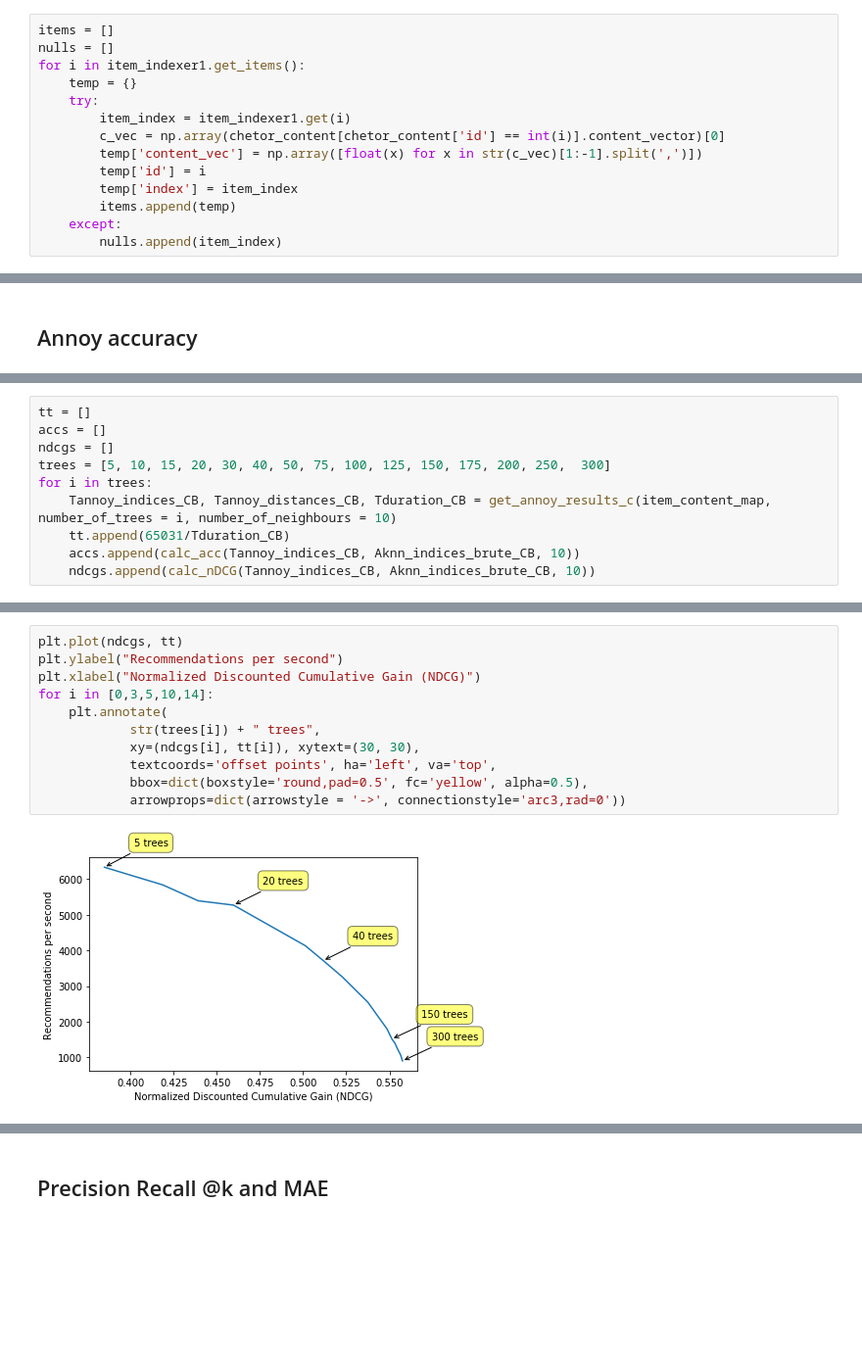
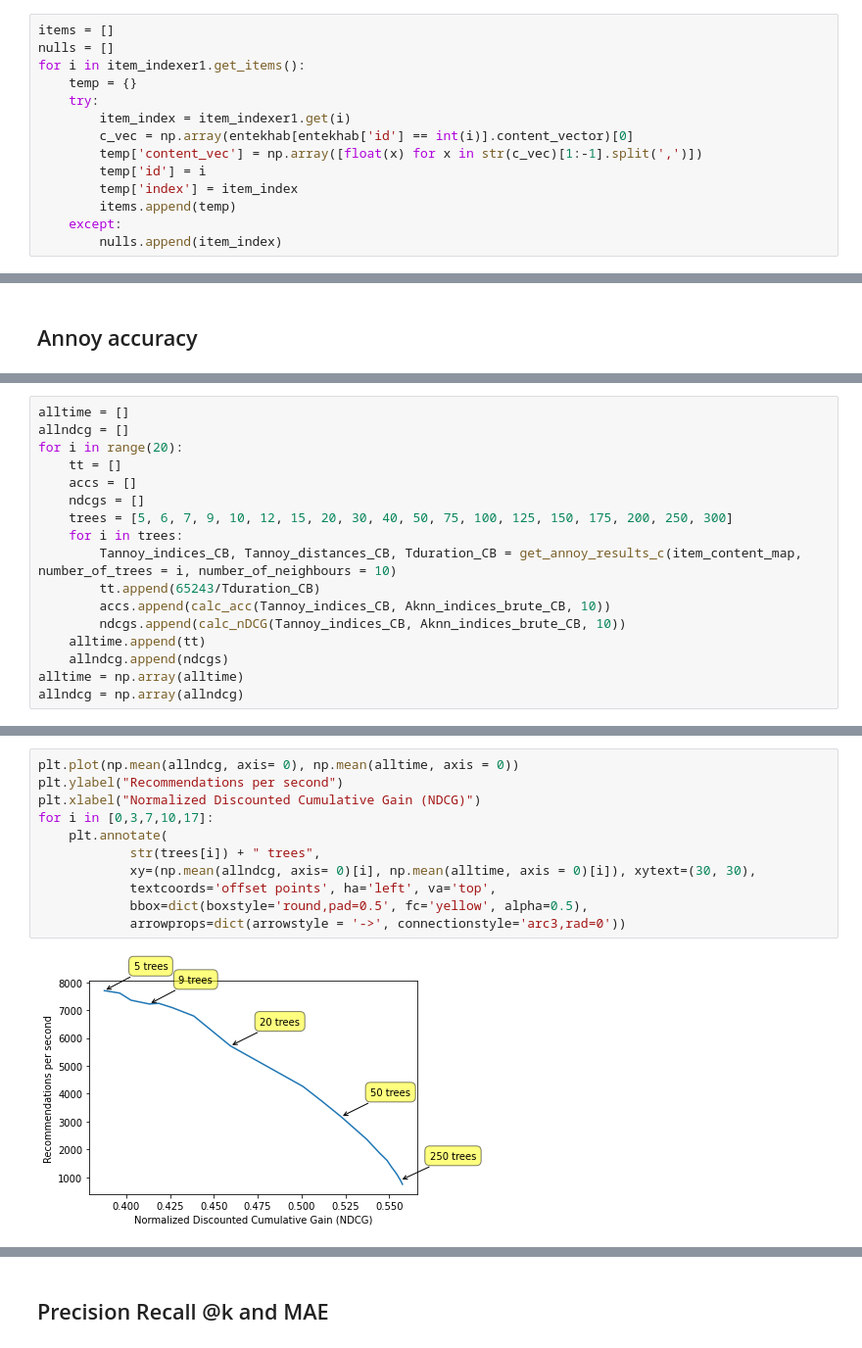
Before and after one commit to ae1999/Yekranet-Recommender-system-offline-evaluation, a Jupyter notebook: entekhab.ipynb, the cells around one changed output, grey strips where cells are left out. Shown at 98% size. Cells and saved outputs as stored; diff of their text form; blank space fills up the shorter version.

```diff
--- a/entekhab.ipynb
+++ b/entekhab.ipynb
@@ -371,7 +373,7 @@ for i in item_indexer1.get_items():
     temp = {}
     try:
         item_index = item_indexer1.get(i)
-        c_vec = np.array(chetor_content[chetor_content['id'] == int(i)].content_vector)[0]
+        c_vec = np.array(entekhab[entekhab['id'] == int(i)].content_vector)[0]
         temp['content_vec'] = np.array([float(x) for x in str(c_vec)[1:-1].split(',')])
         temp['id'] = i
         temp['index'] = item_index
@@ -460,11 +462,18 @@ ball_tree time: 2621.554494857788
 # %%
-tt = []
-accs = []
-ndcgs = []
-trees = [5, 10, 15, 20, 30, 40, 50, 75, 100, 125, 150, 175, 200, 250,  300]
-for i in trees:
-    Tannoy_indices_CB, Tannoy_distances_CB, Tduration_CB = get_annoy_results_c(item_content_map, number_of_trees = i, number_of_neighbours = 10)
-    tt.append(65031/Tduration_CB)
-    accs.append(calc_acc(Tannoy_indices_CB, Aknn_indices_brute_CB, 10))
-    ndcgs.append(calc_nDCG(Tannoy_indices_CB, Aknn_indices_brute_CB, 10))
+alltime = []
+allndcg = []
+for i in range(20):
+    tt = []
+    accs = []
+    ndcgs = []
+    trees = [5, 6, 7, 9, 10, 12, 15, 20, 30, 40, 50, 75, 100, 125, 150, 175, 200, 250, 300]
+    for i in trees:
+        Tannoy_indices_CB, Tannoy_distances_CB, Tduration_CB = get_annoy_results_c(item_content_map, number_of_trees = i, number_of_neighbours = 10)
+        tt.append(65243/Tduration_CB)
+        accs.append(calc_acc(Tannoy_indices_CB, Aknn_indices_brute_CB, 10))
+        ndcgs.append(calc_nDCG(Tannoy_indices_CB, Aknn_indices_brute_CB, 10))
+    alltime.append(tt)
+    allndcg.append(ndcgs)
+alltime = np.array(alltime)
+allndcg = np.array(allndcg)
 # %% [output]
@@ -486,16 +497,16 @@ annoy time: 71.7879900932312
 # %%
-plt.plot(ndcgs, tt)
+plt.plot(np.mean(allndcg, axis= 0), np.mean(alltime, axis = 0))
 plt.ylabel("Recommendations per second")
 plt.xlabel("Normalized Discounted Cumulative Gain (NDCG)")
-for i in [0,3,5,10,14]:
+for i in [0,3,7,10,17]:
     plt.annotate(
             str(trees[i]) + " trees",
-            xy=(ndcgs[i], tt[i]), xytext=(30, 30),
+            xy=(np.mean(allndcg, axis= 0)[i], np.mean(alltime, axis = 0)[i]), xytext=(30, 30),
             textcoords='offset points', ha='left', va='top',
             bbox=dict(boxstyle='round,pad=0.5', fc='yellow', alpha=0.5),
             arrowprops=dict(arrowstyle = '->', connectionstyle='arc3,rad=0'))
 # %% [output]
-[figure, old version]
+[figure, new version]
 # %%
 plt.plot(accs, tt)
 plt.ylabel("Recommendations per second")
```
Also changed, not shown: parts of 19 cells of this notebook, 2 other files.
